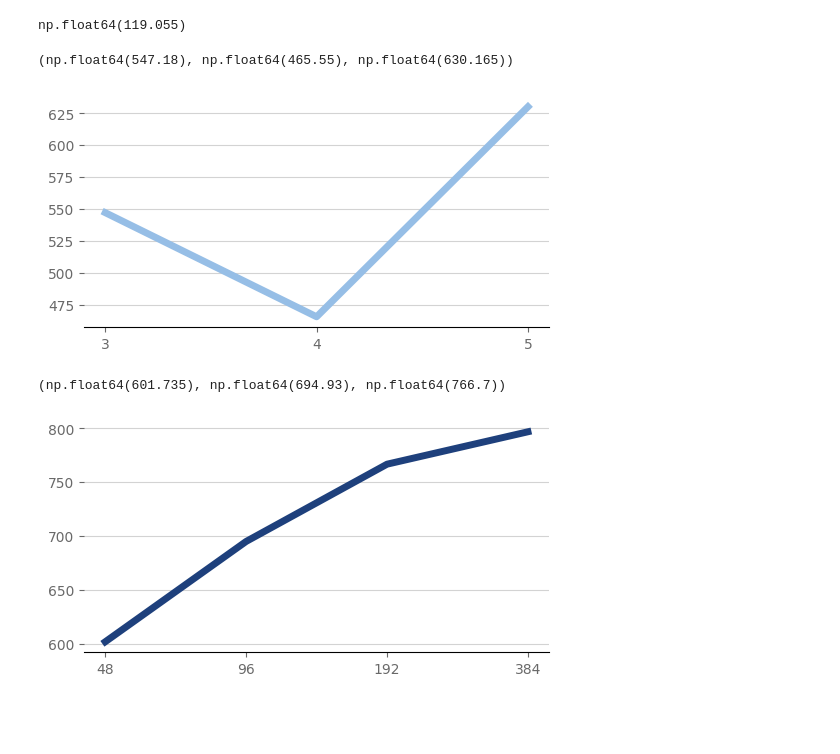
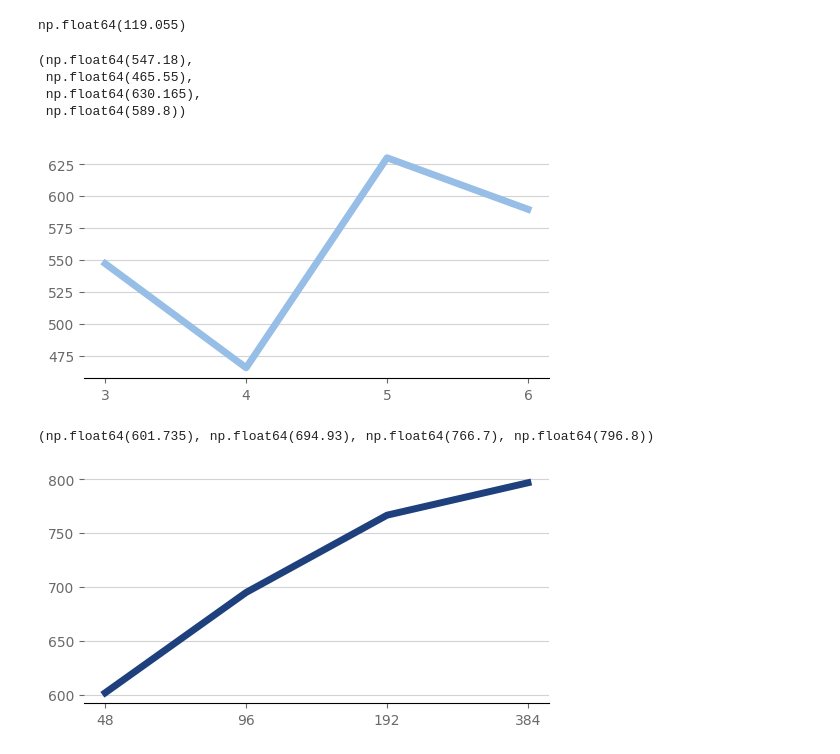
Before and after one commit to PSU-AI801-Group1-Fall-2024/2048-experiments, a Jupyter notebook: data-synthensis.ipynb, the cells around one changed output. Cells and saved outputs as stored; diff of their text form; code cells hidden in the pictures; blank space fills up the shorter version.

```diff
--- a/data-synthensis.ipynb
+++ b/data-synthensis.ipynb
@@ -110,6 +110,7 @@ df_random = pd.read_csv('./data/results-random.csv')
 df_expectimax_3 = pd.read_csv('./data/results-expectimax-5444-3.csv')
 df_expectimax_4 = pd.read_csv('./data/results-expectimax-5444-4.csv')
 df_expectimax_5 = pd.read_csv('./data/results-expectimax-5444-5.csv')
+df_expectimax_6 = pd.read_csv('./data/results-expectimax-5444-6.csv')
 df_mcts_48 = pd.read_csv('./data/results-mcts-4440-48.csv')
 df_mcts_96 = pd.read_csv('./data/results-mcts-4440-96.csv')
 df_mcts_192 = pd.read_csv('./data/results-mcts-4440-192.csv')
@@ -293,28 +296,34 @@ np.float64(119.055)
     df_expectimax_3['Iterations'].mean(),
     df_expectimax_4['Iterations'].mean(),
     df_expectimax_5['Iterations'].mean(),
+    df_expectimax_6['Iterations'].mean(),
 )
 # %% [output]
-(np.float64(547.18), np.float64(465.55), np.float64(630.165))
+(np.float64(547.18),
+ np.float64(465.55),
+ np.float64(630.165),
+ np.float64(589.8))
 # %%
-x = [3, 4, 5]
+x = [3, 4, 5, 6]
 y = [
     df_expectimax_3['Iterations'].mean(),
     df_expectimax_4['Iterations'].mean(),
     df_expectimax_5['Iterations'].mean(),
+    df_expectimax_6['Iterations'].mean(),
 ]
 
 line_plot(x, y, color_psu_pugh_blue)
 # %% [output]
-[figure, old version]
+[figure, new version]
 # %%
 (
     df_mcts_48['Iterations'].mean(),
     df_mcts_96['Iterations'].mean(),
     df_mcts_192['Iterations'].mean(),
+    df_mcts_384['Iterations'].mean(),
 )
 # %% [output]
-(np.float64(601.735), np.float64(694.93), np.float64(766.7))
+(np.float64(601.735), np.float64(694.93), np.float64(766.7), np.float64(796.8))
 # %%
 x = [48, 96, 192, 384]
 y = [
```
Also changed, not shown: parts of 17 cells of this notebook, 1 other file.
